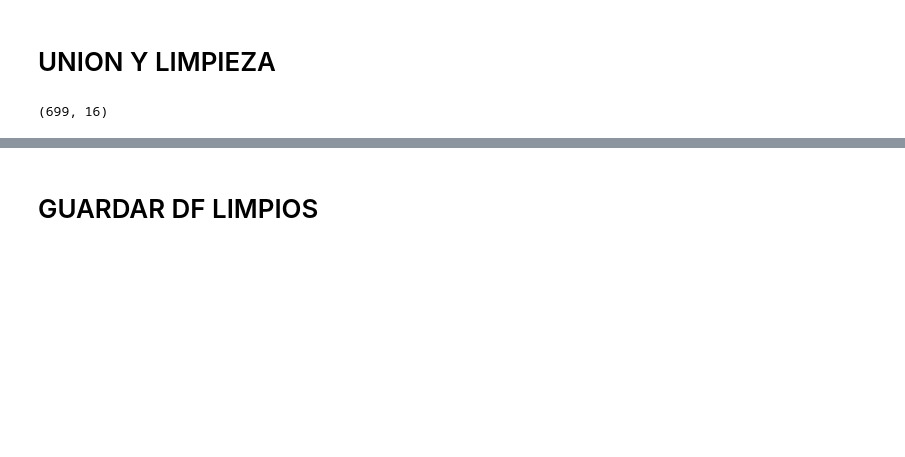
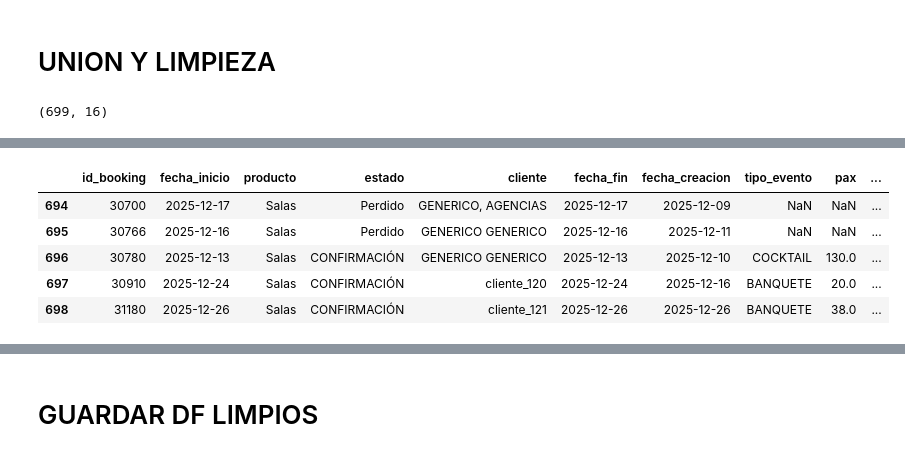
Before and after one commit to rinsunzaa/proyecto-da-promo-67-modulo-4-rocio, a Jupyter notebook: PROYECTO EVENTOS.ipynb, the cells around one changed output, grey strips where cells are left out. Drawn from its saved outputs; the diff is of its cells as text; code cells hidden in the pictures; blank space fills up the shorter version.

```diff
--- a/PROYECTO EVENTOS.ipynb
+++ b/PROYECTO EVENTOS.ipynb
@@ -445,0 +481,9 @@ print(df.shape)
+# %%
+df.tail()
+# %% [output]
+|  | id_booking | fecha_inicio | producto | estado | cliente | fecha_fin | fecha_creacion | tipo_evento | pax | ... |
+| 694 | 30700 | 2025-12-17 | Salas | Perdido | GENERICO, AGENCIAS | 2025-12-17 | 2025-12-09 | NaN | NaN | ... |
+| 695 | 30766 | 2025-12-16 | Salas | Perdido | GENERICO GENERICO | 2025-12-16 | 2025-12-11 | NaN | NaN | ... |
+| 696 | 30780 | 2025-12-13 | Salas | CONFIRMACIÓN | GENERICO GENERICO | 2025-12-13 | 2025-12-10 | COCKTAIL | 130.0 | ... |
+| 697 | 30910 | 2025-12-24 | Salas | CONFIRMACIÓN | cliente_120 | 2025-12-24 | 2025-12-16 | BANQUETE | 20.0 | ... |
+| 698 | 31180 | 2025-12-26 | Salas | CONFIRMACIÓN | cliente_121 | 2025-12-26 | 2025-12-26 | BANQUETE | 38.0 | ... |
```
Also changed, not shown: parts of 22 cells of this notebook, 2 other files.
